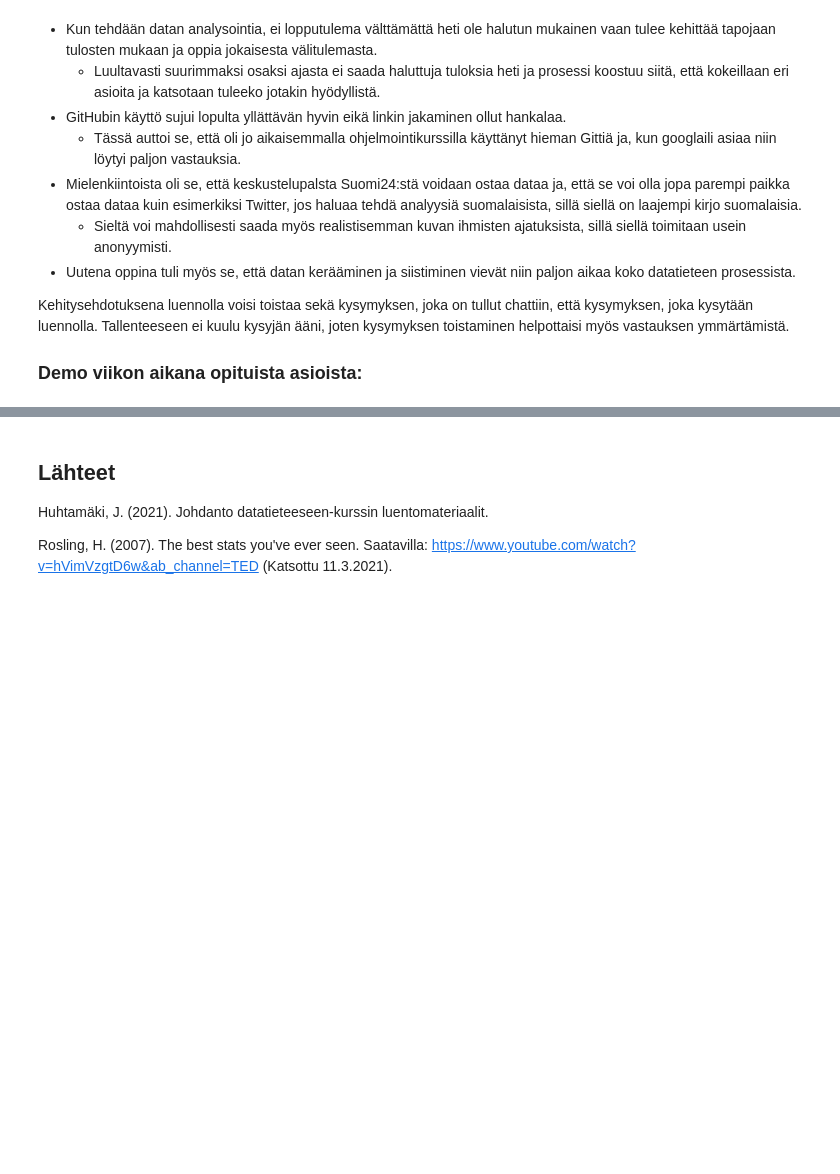
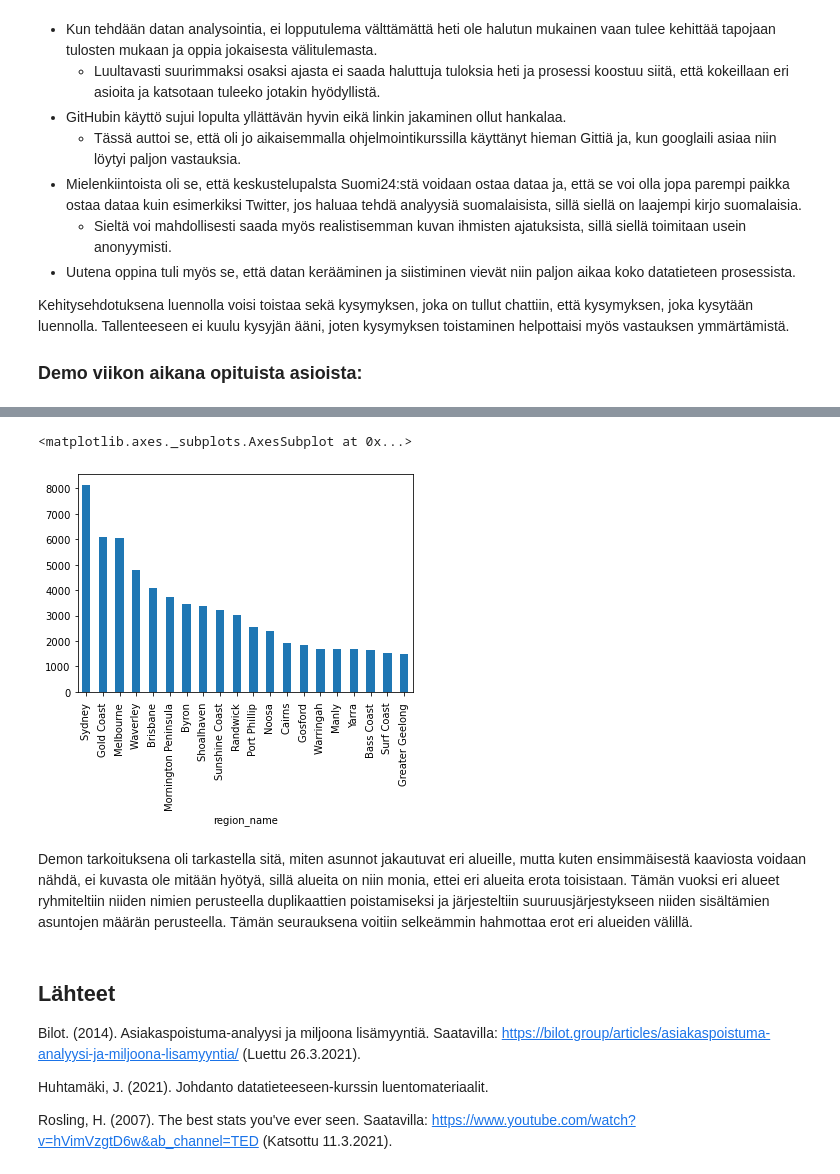
Before and after one commit to MattilaLaura/Johdanto_datatieteeseen, a Jupyter notebook: Joda.ipynb, the cells around one changed output, grey strips where cells are left out. Drawn from its saved outputs; the diff is of its cells as text; code cells hidden in the pictures; blank space fills up the shorter version.

```diff
--- a/Joda.ipynb
+++ b/Joda.ipynb
@@ -70,0 +69,9 @@ Kehitysehdotuksena luennolla voisi toistaa sekä kysymyksen, joka on tullut chat
+# %%
+import pandas as pd
+
+# Käytetään tietokoneelle ladattua tiedostoa Airbnb:n Australian datasta
+alkup_df = pd.read_csv("listings.csv.gz")
+
+df = alkup_df.copy()
+
+df.head()
@@ -70,0 +90,4 @@ Kehitysehdotuksena luennolla voisi toistaa sekä kysymyksen, joka on tullut chat
+# %%
+# Koska kaikki id-arvot ovat yksikäsitteisiä, vaihdetaan se indeksiksi
+df.set_index('id', inplace = True)
+df.head()
@@ -71,5 +175,17 @@ Kehitysehdotuksena luennolla voisi toistaa sekä kysymyksen, joka on tullut chat
+# %%
+# otetaan vain 20 aluetta, joissa on eniten asuntoja
+df_cleaned = df.groupby(['region_name']).size().sort_values(ascending=False).head(20)
+# %%
+df_cleaned.plot.bar()
+# %% [output]
+<matplotlib.axes._subplots.AxesSubplot at 0x...>
+[figure, added]
+# %% [markdown]
+Demon tarkoituksena oli tarkastella sitä, miten asunnot jakautuvat eri alueille, mutta kuten ensimmäisestä kaaviosta voidaan nähdä, ei kuvasta ole mitään hyötyä, sillä alueita on niin monia, ettei eri alueita erota toisistaan. Tämän vuoksi eri alueet ryhmiteltiin niiden nimien perusteella duplikaattien poistamiseksi ja järjesteltiin suuruusjärjestykseen niiden sisältämien asuntojen määrän perusteella. Tämän seurauksena voitiin selkeämmin hahmottaa erot eri alueiden välillä.
 # %% [markdown]
 ## Lähteet
+
+Bilot. (2014). Asiakaspoistuma-analyysi ja miljoona lisämyyntiä. Saatavilla: https://bilot.group/articles/asiakaspoistuma-analyysi-ja-miljoona-lisamyyntia/ (Luettu 26.3.2021).
 
 Huhtamäki, J. (2021). Johdanto datatieteeseen-kurssin luentomateriaalit.
 
```
Also changed, not shown: parts of 9 cells of this notebook.
